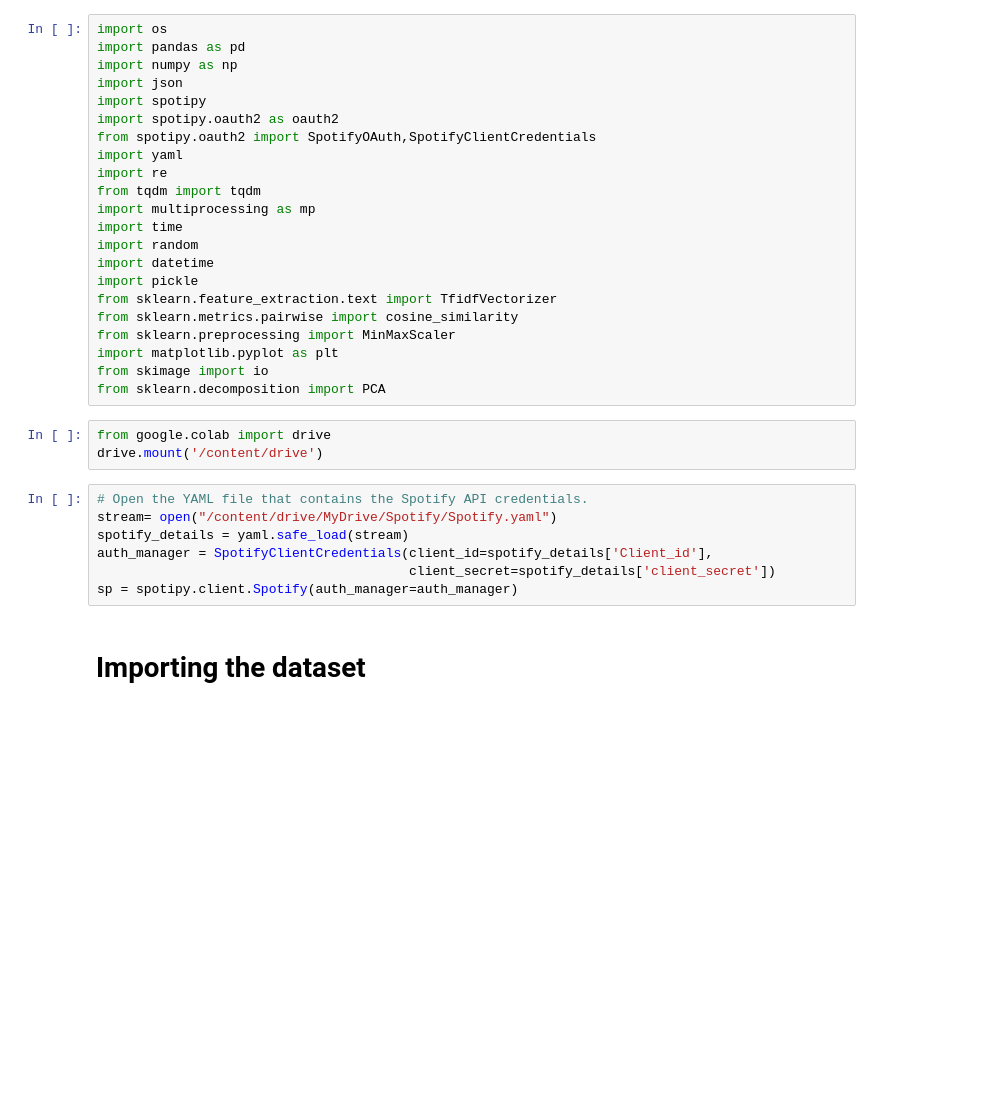
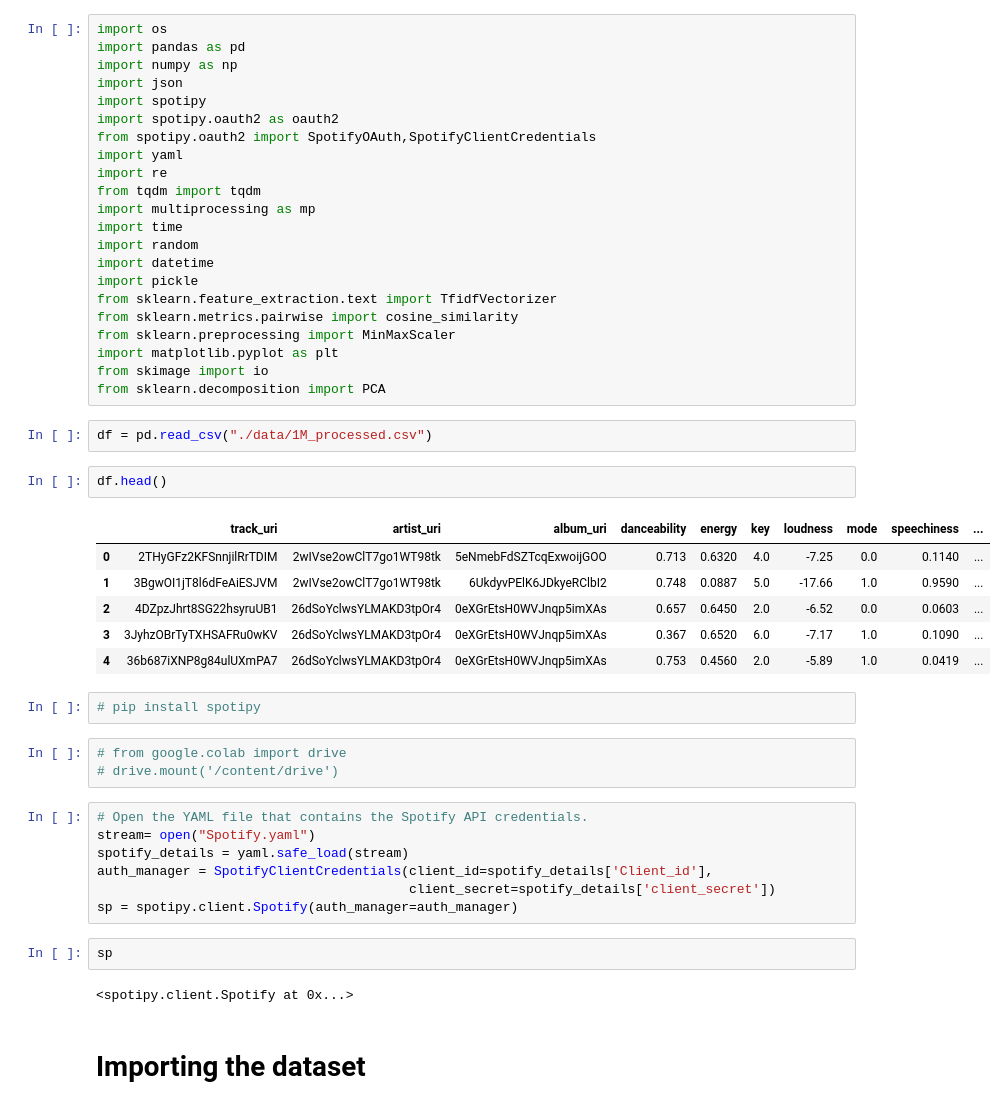
Before and after one commit to rodolfolermacontreras/Recommender_System_Songs, a Jupyter notebook: Modeling.ipynb, the cells around one changed output. Drawn from its saved outputs; the diff is of its cells as text; blank space fills up the shorter version.

```diff
--- a/Modeling.ipynb
+++ b/Modeling.ipynb
@@ -36,16 +20,33 @@ from sklearn.preprocessing import MinMaxScaler
 import matplotlib.pyplot as plt
 from skimage import io
 from sklearn.decomposition import PCA
+# %%
+df = pd.read_csv("./data/1M_processed.csv")
+# %%
+df.head()
+# %% [output]
+|  | track_uri | artist_uri | album_uri | danceability | energy | key | loudness | mode | speechiness | ... |
+| 0 | 2THyGFz2KFSnnjilRrTDIM | 2wIVse2owClT7go1WT98tk | 5eNmebFdSZTcqExwoijGOO | 0.713 | 0.6320 | 4.0 | -7.25 | 0.0 | 0.1140 | ... |
+| 1 | 3BgwOI1jT8l6dFeAiESJVM | 2wIVse2owClT7go1WT98tk | 6UkdyvPElK6JDkyeRClbI2 | 0.748 | 0.0887 | 5.0 | -17.66 | 1.0 | 0.9590 | ... |
+| 2 | 4DZpzJhrt8SG22hsyruUB1 | 26dSoYclwsYLMAKD3tpOr4 | 0eXGrEtsH0WVJnqp5imXAs | 0.657 | 0.6450 | 2.0 | -6.52 | 0.0 | 0.0603 | ... |
+| 3 | 3JyhzOBrTyTXHSAFRu0wKV | 26dSoYclwsYLMAKD3tpOr4 | 0eXGrEtsH0WVJnqp5imXAs | 0.367 | 0.6520 | 6.0 | -7.17 | 1.0 | 0.1090 | ... |
+| 4 | 36b687iXNP8g84ulUXmPA7 | 26dSoYclwsYLMAKD3tpOr4 | 0eXGrEtsH0WVJnqp5imXAs | 0.753 | 0.4560 | 2.0 | -5.89 | 1.0 | 0.0419 | ... |
+# %%
+# pip install spotipy
 # %%
-from google.colab import drive
-drive.mount('/content/drive')
+# from google.colab import drive
+# drive.mount('/content/drive')
 # %%
 # Open the YAML file that contains the Spotify API credentials.
-stream= open("/content/drive/MyDrive/Spotify/Spotify.yaml")
+stream= open("Spotify.yaml")
 spotify_details = yaml.safe_load(stream)
 auth_manager = SpotifyClientCredentials(client_id=spotify_details['Client_id'],
                                         client_secret=spotify_details['client_secret'])
 sp = spotipy.client.Spotify(auth_manager=auth_manager)
+# %%
+sp
+# %% [output]
+<spotipy.client.Spotify at 0x...>
 # %% [markdown]
 # Importing the dataset
 # %%
```
Also changed, not shown: parts of 34 cells of this notebook, 13 other files.
